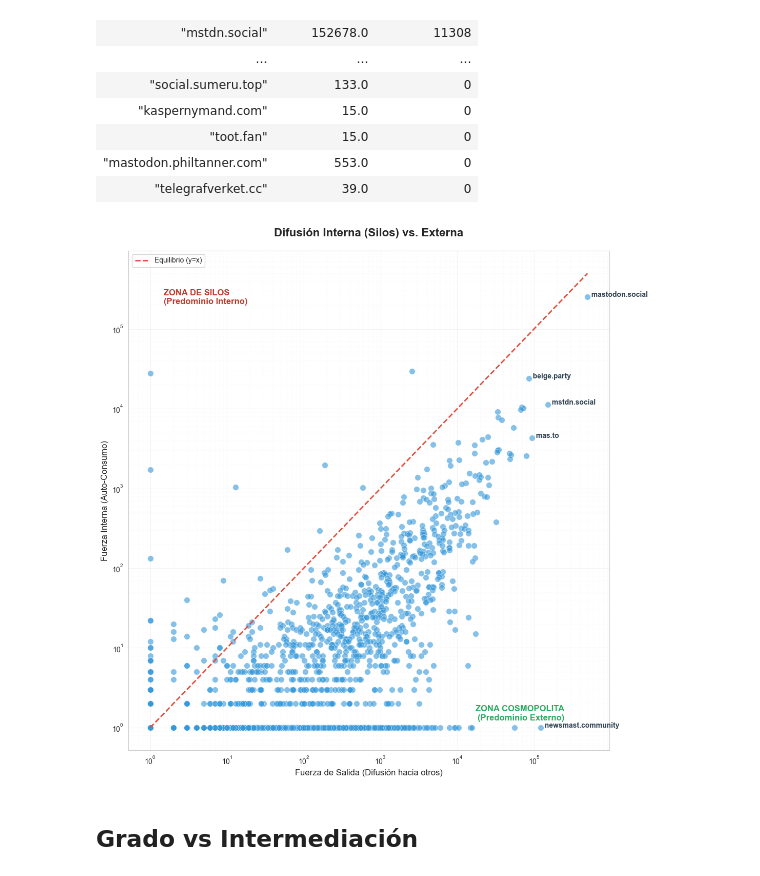
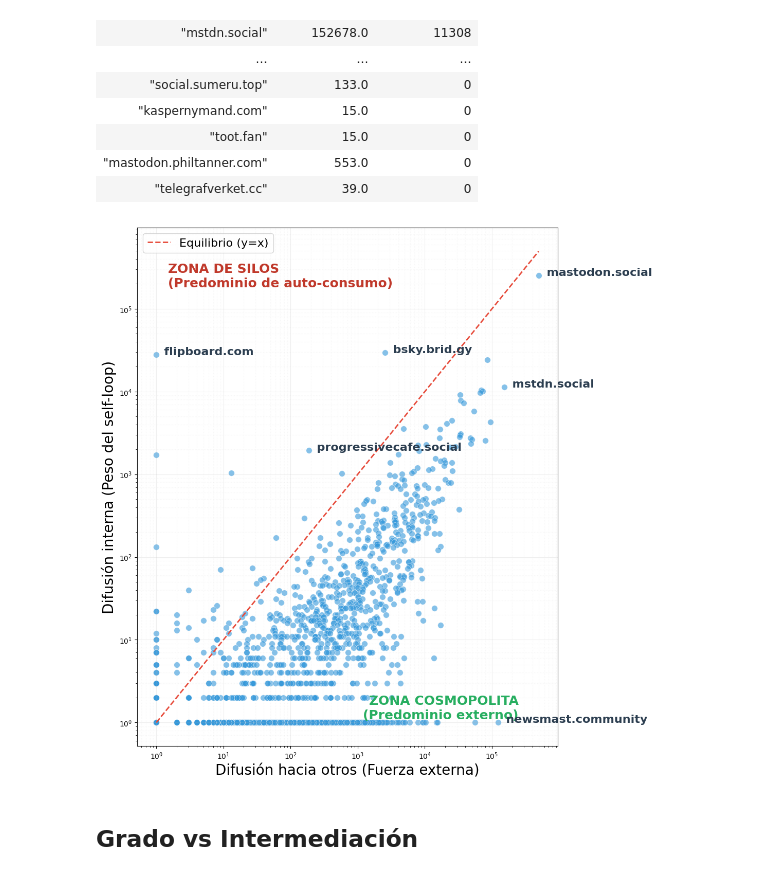
Before and after one commit to CarMoreno/TFM-reblogs-graph, a Jupyter notebook: graph-analysis.ipynb, the cells around one changed output. Saved outputs shown, nothing was run; the diff lists cells and outputs as text; code cells hidden in the pictures.

```diff
--- a/graph-analysis.ipynb
+++ b/graph-analysis.ipynb
@@ -631,55 +885,74 @@ def plot_silo_hypothesis(df_strengths: pl.DataFrame):
     plt.xscale("log")
     plt.yscale("log")
 
-    plt.title(
-        "Difusión Interna (Silos) vs. Externa", fontsize=16, fontweight="bold", pad=20
-    )
-    plt.xlabel("Fuerza de Salida (Difusión hacia otros)", fontsize=12)
-    plt.ylabel("Fuerza Interna (Auto-Consumo)", fontsize=12)
+    # plt.title(
+    # "Difusión Interna (Silos) vs. Externa", fontsize=21, fontweight="bold", pad=20
+    # )
+    plt.xlabel("Difusión hacia otros (Fuerza externa)", fontsize=20)
+    plt.ylabel("Difusión interna (Peso del self-loop)", fontsize=20)
 
     plt.text(
         1.5,
         max_val * 0.5,
-        "ZONA DE SILOS\n(Predominio Interno)",
-        fontsize=12,
+        "ZONA DE SILOS\n(Predominio de auto-consumo)",
+        fontsize=18,
         color="#c0392b",
         weight="bold",
         va="center",
     )
     plt.text(
         max_val * 0.5,
         1.5,
-        "ZONA COSMOPOLITA\n(Predominio Externo)",
-        fontsize=12,
+        "ZONA COSMOPOLITA\n(Predominio externo)",
+        fontsize=18,
         color="#27ae60",
         weight="bold",
         ha="right",
         va="center",
     )
 
     # --- Here we tag the HUBS (TOP INSTANCIAS) ---
-    top_instances = df_plot.sort("total_activity", descending=True).head(5)
-
-    for row in top_instances.iter_rows(named=True):
+    top_instances = df_plot.sort("total_activity", descending=True).head(3)
+    top_silos = (
+        df_plot.filter(pl.col.plot_self > pl.col.plot_out)
+        .sort(by=["plot_self", "plot_out"], descending=[True, False])
+        .head(3)
+    )
+    instance_labels = pl.concat([top_instances, top_silos])
+    for row in instance_labels.iter_rows(named=True):
         plt.text(
             row["plot_out"],
             row["plot_self"],
             f"  {row['instance']}",
-            fontsize=10,
+            fontsize=16,
             fontweight="bold",
             color="#2c3e50",
         )
 
-    plt.legend(loc="upper left")
+    plt.legend(loc="upper left", fontsize=16)
     plt.grid(True, which="major", ls="-", alpha=0.2)
     plt.grid(True, which="minor", ls=":", alpha=0.1)
     plt.tight_layout()
+    plt.savefig("hipotesis.png", bbox_inches="tight")
     plt.show()
+
+    table_top_10_self_out = pl.concat(
+        [
+            df_plot.filter(pl.col.plot_self < pl.col.plot_out)
+            .sort(by=["plot_out"], descending=True)
+            .head(10),
+            df_plot.filter(pl.col.plot_self > pl.col.plot_out)
+            .sort(by=["plot_self", "plot_out"], descending=[True, False])
+            .head(10),
+        ]
+    )
+
+    table_top_10_self_out.write_csv("table_top_10_self_out.csv")
 
 
 plot_silo_hypothesis(df_self_and_out_strength)
 # %% [output]
-[figure, old version]
+[figure, new version]
 # %% [markdown]
 ## Grado vs Intermediación
 # %%
```
Also changed, not shown: parts of 17 cells of this notebook, 2 other files.
